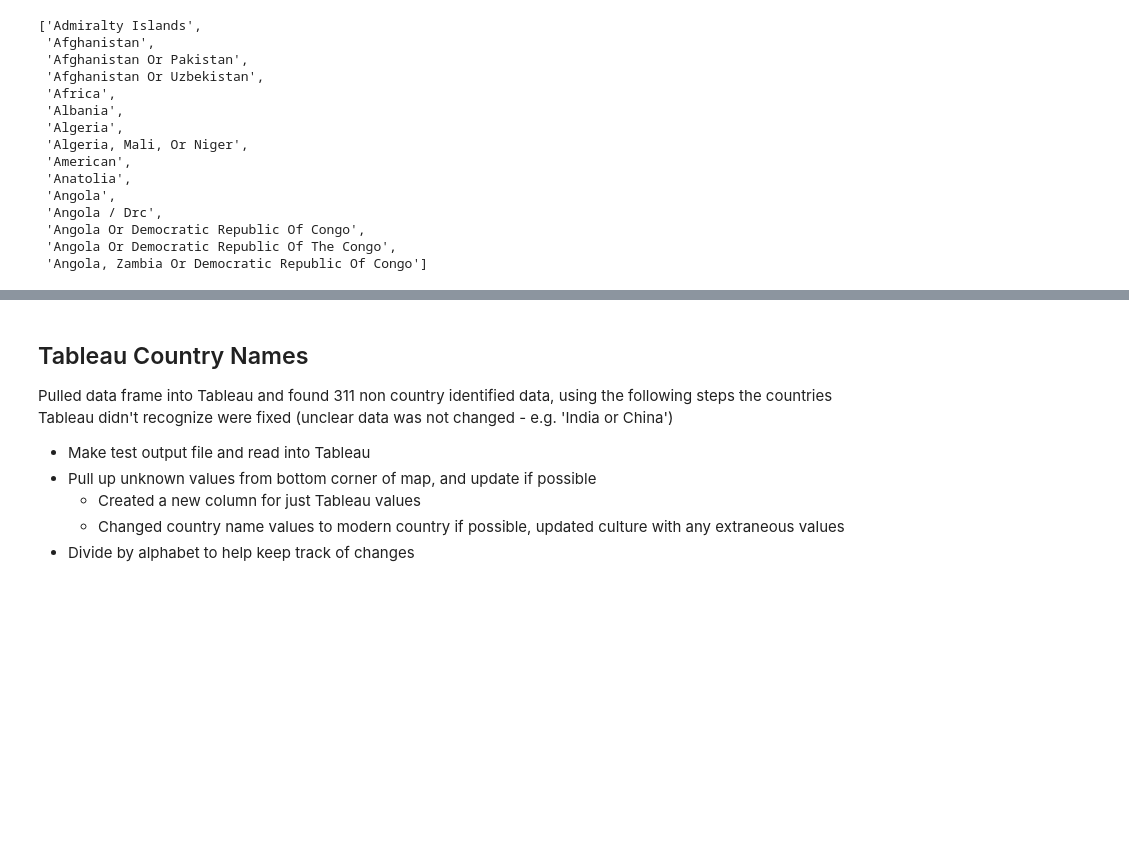
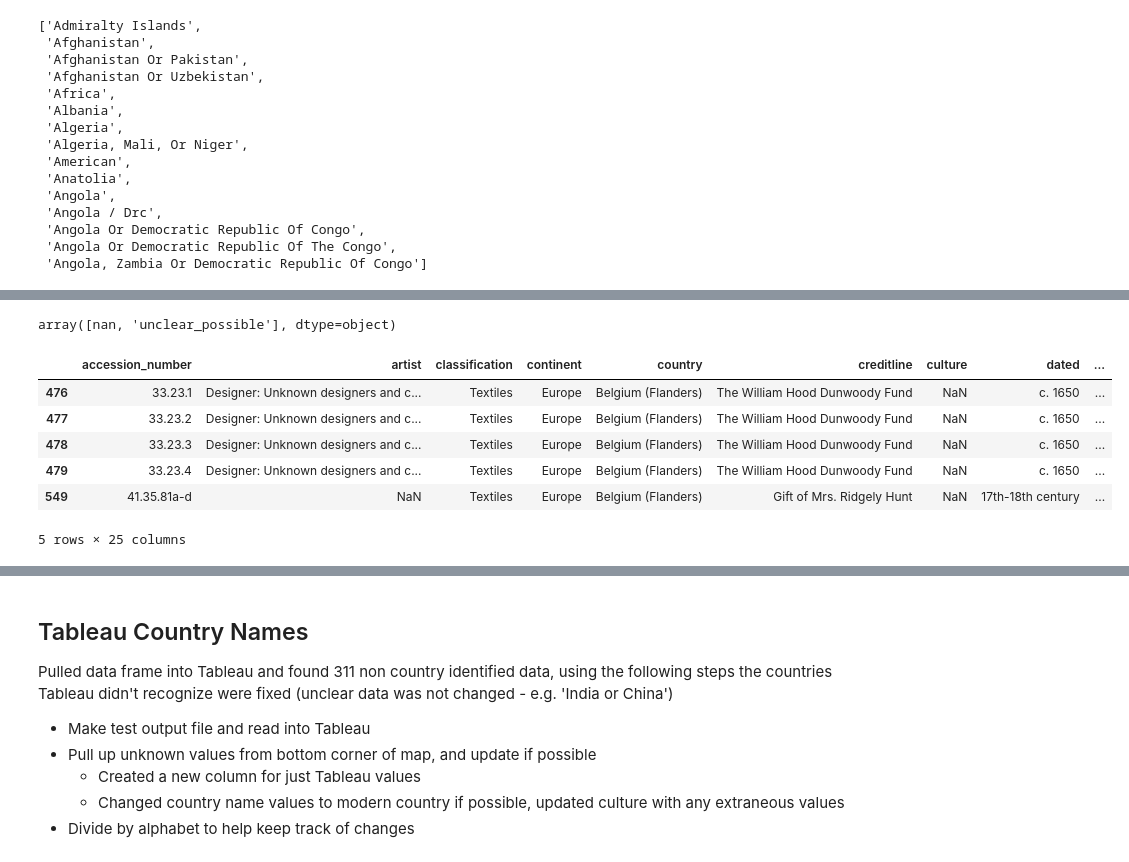
Before and after one commit to jackrapp/collection_map, a Jupyter notebook: country_name_cleaning.ipynb, the cells around one changed output, grey strips where cells are left out. Drawn from its saved outputs; the diff is of its cells as text; code cells hidden in the pictures; blank space fills up the shorter version.

Commit message:
using dictionary to update columns

```diff
--- a/country_name_cleaning.ipynb
+++ b/country_name_cleaning.ipynb
@@ -99,0 +59,18 @@ Name: country, dtype: int64
+# %%
+# Replaced country names for countries A-
+df.replace({'country_cleaned' : ['Angola / Drc', 'Angola Or Democratic Republic Of Congo'
+                                ]}, 'Angola Or Democratic Republic Of The Congo', inplace=True)
+df.replace({'country_cleaned' : 'Aotearoa (New Zealand)'}, 'New Zeleand', inplace=True)
+
+status_dict.update(dict.fromkeys(['Afghanistan Or Pakistan', 'Afghanistan Or Uzbekistan',
+            'Algeria, Mali, Or Niger', 'Angola Or Democratic Republic Of The Congo',
+            'Angola, Zambia Or Democratic Republic Of Congo', 'Armenia Or Syria',
+            'Austria Or Germany'], 'unclear_multiple'))
+df.replace({'country_status' : 'Austria (?)'}, 'unclear_possible', inplace=True)
+df.replace({'country_cleaned' : 'Balkan'}, 'Balkans', inplace=True)
+df.loc[(df['country'] == 'Belgium (Flanders)'), 'culture'] = "Flanders"
+df.replace({'country_cleaned' : 'Belgium (Flanders)'}, 'Belgium', inplace=True)
+status_dict['Belgium Or France'] = 'unclear_multiple'
+df.replace({'country_status' : ['Belgium Or France'
+                                ]}, 'unclear_multiple', inplace=True)
+df.replace({'country_status' : 'Bohemia (?)'}, 'unclear_possible', inplace=True)
@@ -99,0 +79,12 @@ Name: country, dtype: int64
+# %%
+status_dict = {}
+status_dict['Afghanistan Or Pakistan', 'Afghanistan Or Uzbekistan',
+            'Algeria, Mali, Or Niger', 'Angola Or Democratic Republic Of The Congo',
+            'Angola, Zambia Or Democratic Republic Of Congo', 'Armenia Or Syria',
+            'Austria Or Germany'] = 'unclear_multiple'
+status_dict.update(dict.fromkeys(['Austria (?)'], 'unclear_possible'))
+status_dict
+# myDict = {}
+# myDict.update(dict.fromkeys(['a', 'b', 'c'], 10))
+# myDict.update(dict.fromkeys(['b', 'e'], 20))
+# df["B"] = df["A"].map(myDict)
@@ -100,3 +111,21 @@ Name: country, dtype: int64
+# %%
+df['country_status'] = df['country_cleaned'].map(status_dict)
+df.country_status.unique()
+# %% [output]
+array([nan, 'unclear_possible'], dtype=object)
+# %%
+test = df[df['country']=='Belgium (Flanders)']
+test
+# df.loc[(df['creditline'] == 'The Miscellaneous Works of Art Purchase Fund, 1952 (2nd Biennial)'),
+#             'accession_year'] = '52'
+# %% [output]
+|  | accession_number | artist | classification | continent | country | creditline | culture | dated | ... |
+| 476 | 33.23.1 | Designer: Unknown designers and c... | Textiles | Europe | Belgium (Flanders) | The William Hood Dunwoody Fund | NaN | c. 1650 | ... |
+| 477 | 33.23.2 | Designer: Unknown designers and c... | Textiles | Europe | Belgium (Flanders) | The William Hood Dunwoody Fund | NaN | c. 1650 | ... |
+| 478 | 33.23.3 | Designer: Unknown designers and c... | Textiles | Europe | Belgium (Flanders) | The William Hood Dunwoody Fund | NaN | c. 1650 | ... |
+| 479 | 33.23.4 | Designer: Unknown designers and c... | Textiles | Europe | Belgium (Flanders) | The William Hood Dunwoody Fund | NaN | c. 1650 | ... |
+| 549 | 41.35.81a-d | NaN | Textiles | Europe | Belgium (Flanders) | Gift of Mrs. Ridgely Hunt | NaN | 17th-18th century | ... |
+5 rows × 25 columns
 # %%
 # Replaced country values for countries N
 df.replace({'country_cleaned' : 'The Netherlands'},'Netherlands', inplace=True)
```
Also changed, not shown: parts of 7 cells of this notebook.
